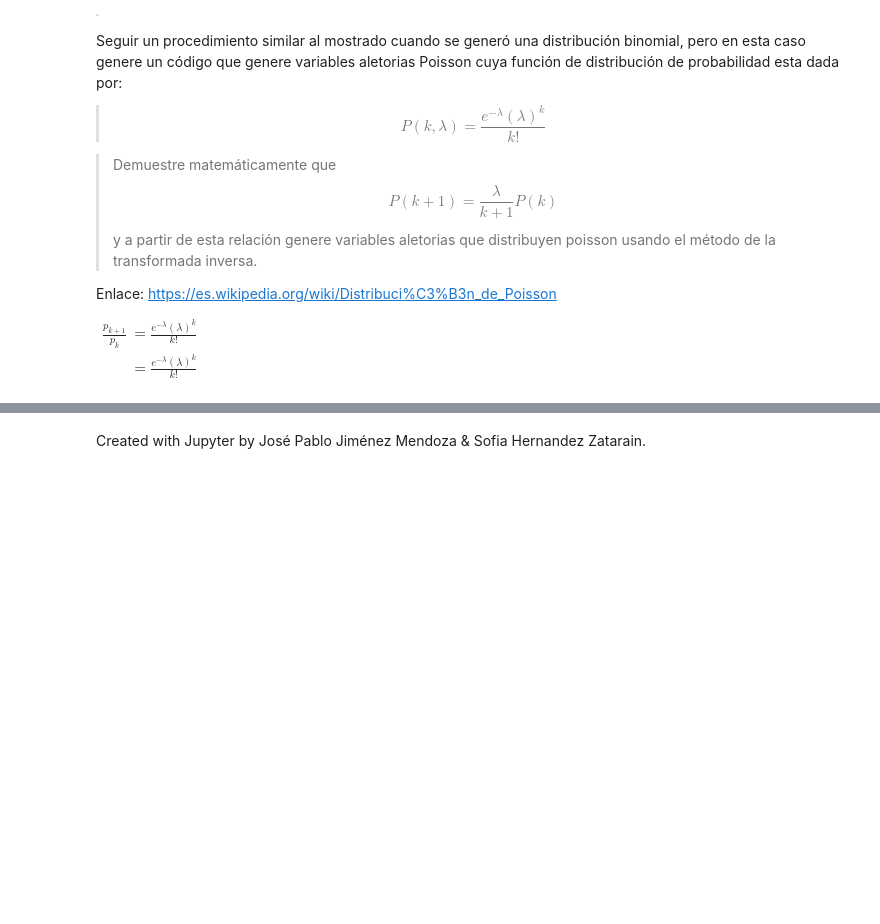
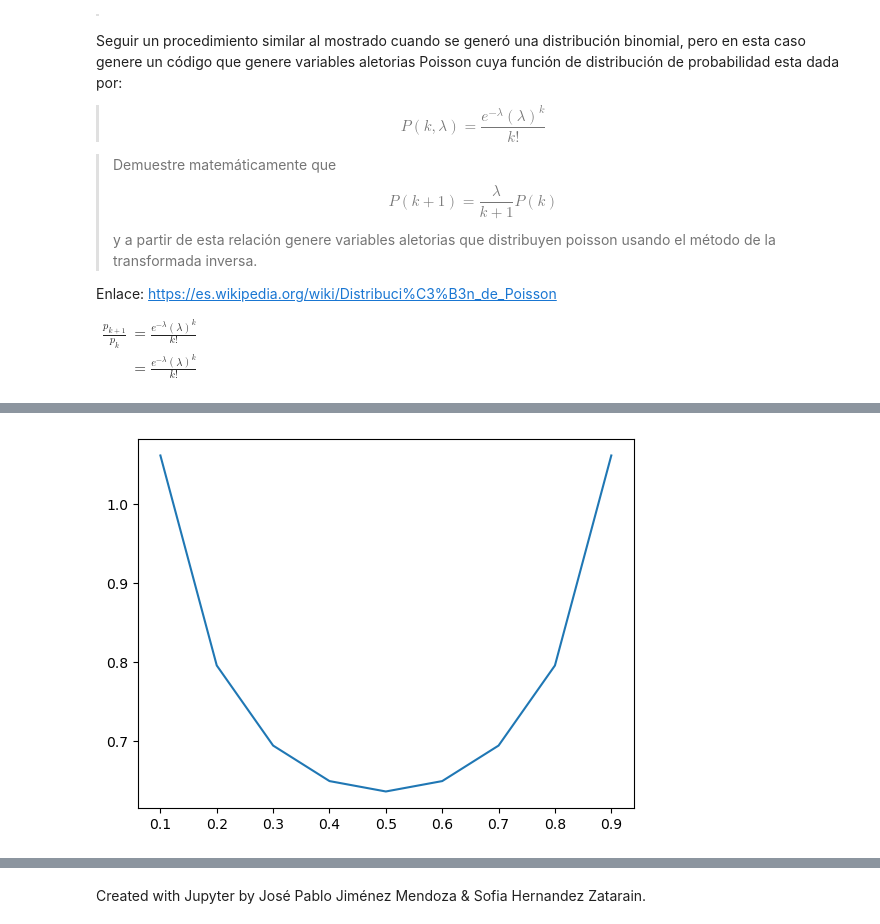
Before and after one commit to josepablojimenez/ProyectoConjunto_JPJM_SHZ, a Jupyter notebook: ProyectoConjunto_JPJimenez_SHernandez.ipynb, the cells around one changed output, grey strips where cells are left out. Drawn from its saved outputs; the diff is of its cells as text; code cells hidden in the pictures; blank space fills up the shorter version.

```diff
--- a/ProyectoConjunto_JPJimenez_SHernandez.ipynb
+++ b/ProyectoConjunto_JPJimenez_SHernandez.ipynb
@@ -88,0 +104,6 @@ $
+# %%
+x = np.arange(0, 1.1, 0.1)
+plt.plot(x, [f(n) for n in x])
+plt.show()
+# %% [output]
+[figure, added]
```
Also changed, not shown: parts of 4 cells of this notebook.
